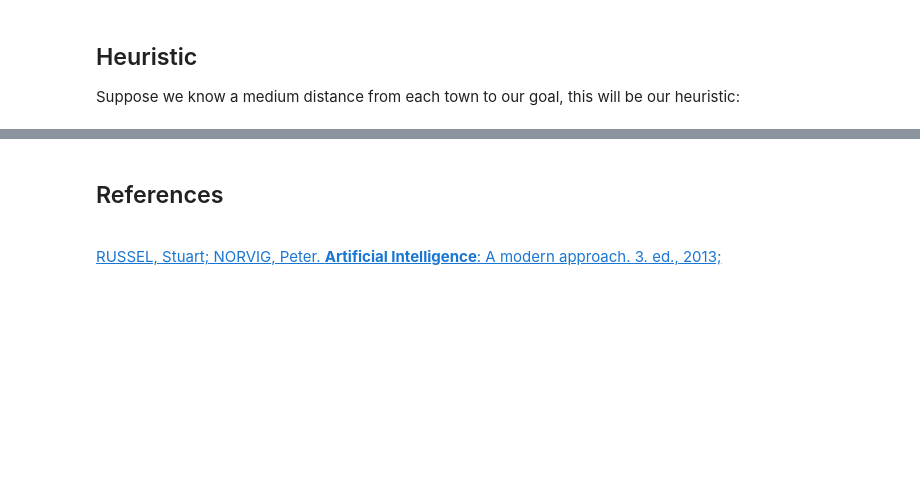
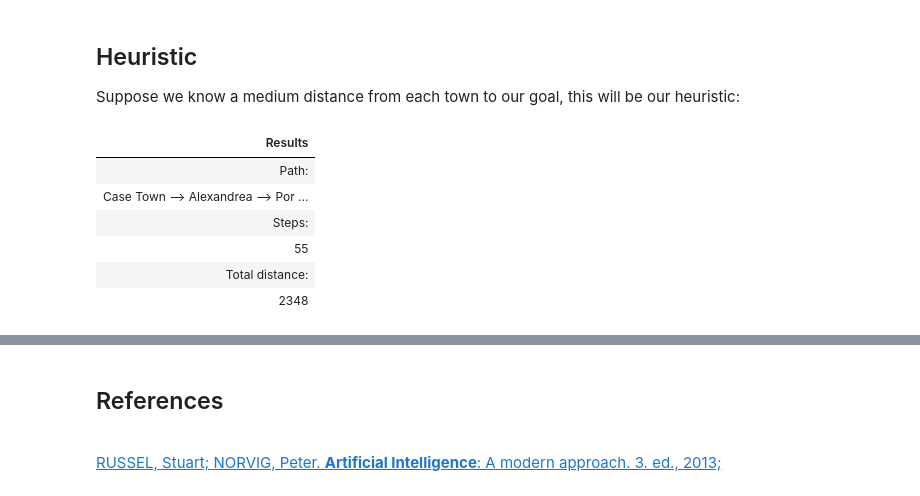
Before and after one commit to brunolcarli/GooGraph, a Jupyter notebook: graph_search.ipynb, the cells around one changed output, grey strips where cells are left out. Cells and saved outputs as stored; diff of their text form; code cells hidden in the pictures; blank space fills up the shorter version.

```diff
--- a/graph_search.ipynb
+++ b/graph_search.ipynb
@@ -748,2 +754,19 @@ def cost_function(node):
 # %%
-a_star(highlands_graph, 'Case Town', 'Vault Gisley')
+astar_result = a_star(highlands_graph, 'Case Town', 'Vault Gisley')
+
+# Show table for better visualization
+pd.DataFrame(
+    [
+        'Path: ', ' --> '.join(astar_result['full_path']),
+        'Steps:', len(astar_result['steps']),
+        'Total distance:', astar_result['total_distance']
+    ],
+    columns=['Results']).style.hide_index()
+# %% [output]
+| Results |
+| Path: |
+| Case Town --> Alexandrea --> Por ... |
+| Steps: |
+| 55 |
+| Total distance: |
+| 2348 |
```
Also changed, not shown: parts of 9 cells of this notebook.
